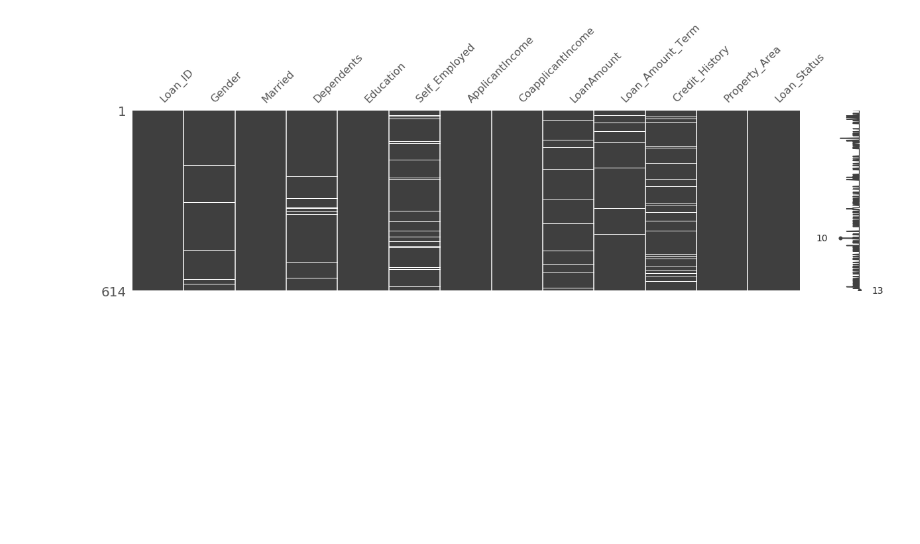
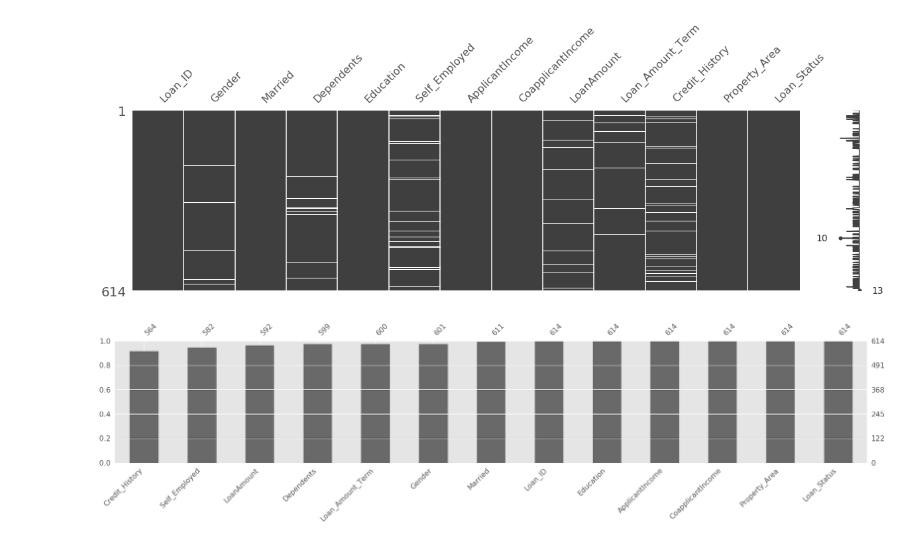
Before and after one commit to NilSagor/loan-pred, a Jupyter notebook: loan_predict.ipynb, the cells around one changed output. Cells and saved outputs as stored; diff of their text form; code cells hidden in the pictures; blank space fills up the shorter version.

```diff
--- a/loan_predict.ipynb
+++ b/loan_predict.ipynb
@@ -67,3 +67,7 @@ missingno.matrix(train_data, figsize=(20,5))
 # %% [output]
 <matplotlib.axes._subplots.AxesSubplot at 0x...>
 [figure]
+# %%
+missingno.bar(train_data, sort = 'ascending', figsize = (30,5));
+# %% [output]
+[figure, added]
```
Also changed, not shown: parts of 13 cells of this notebook.
